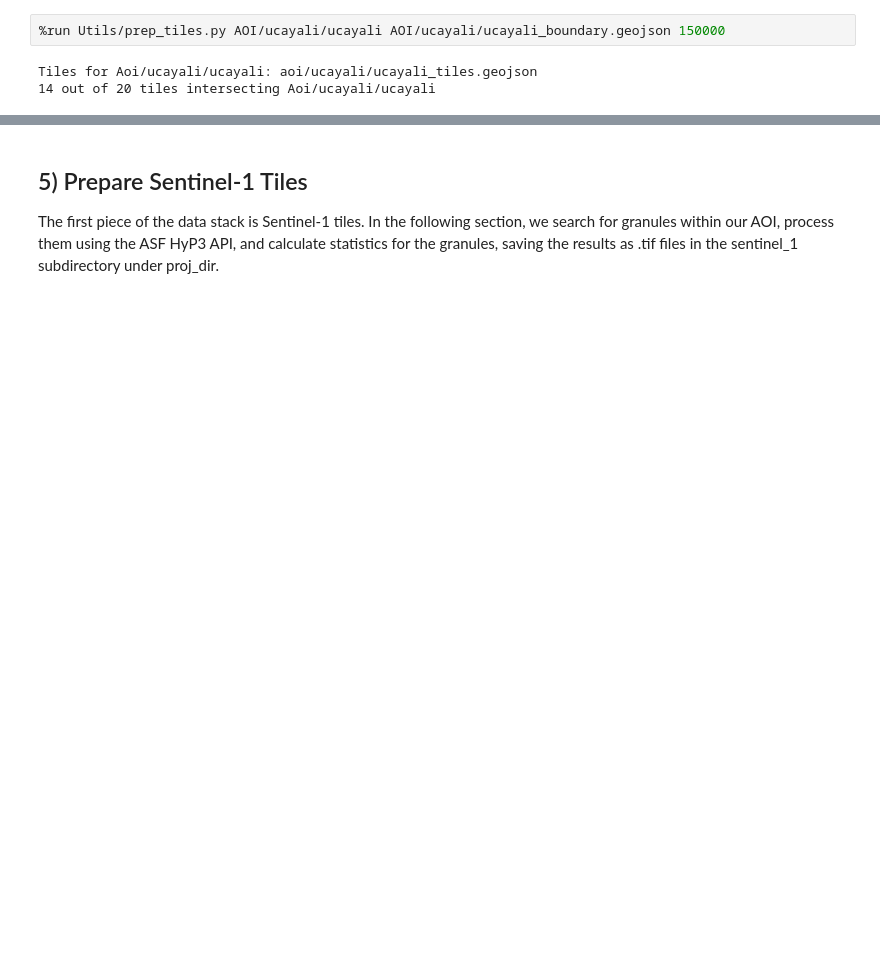
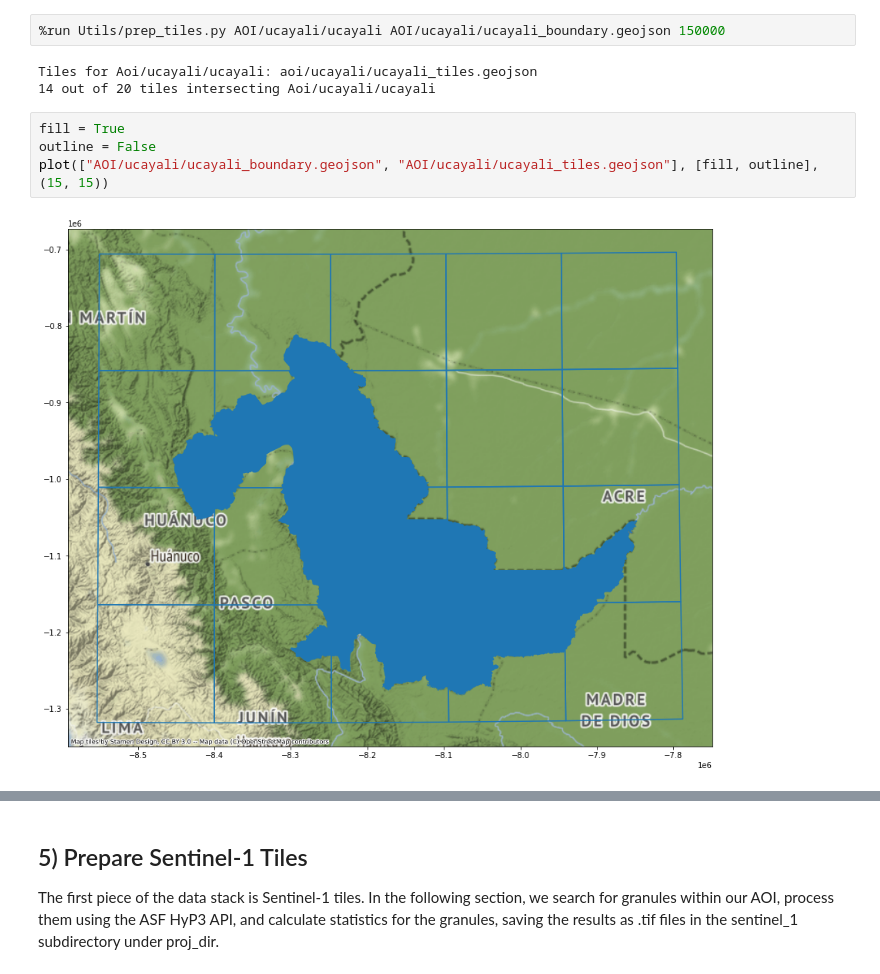
Before and after one commit to NaiaraSPinto/VegMapper, a Jupyter notebook: data-prep/data-prep.ipynb, the cells around one changed output, grey strips where cells are left out. Saved outputs shown, nothing was run; the diff lists cells and outputs as text; blank space fills up the shorter version.

```diff
--- a/data-prep/data-prep.ipynb
+++ b/data-prep/data-prep.ipynb
@@ -106,4 +126,10 @@ Create tiles for our AOI with a tile size of 150x150 km:
 # %% [output]
 Tiles for Aoi/ucayali/ucayali: aoi/ucayali/ucayali_tiles.geojson
 14 out of 20 tiles intersecting Aoi/ucayali/ucayali
+# %%
+fill = True
+outline = False
+plot(["AOI/ucayali/ucayali_boundary.geojson", "AOI/ucayali/ucayali_tiles.geojson"], [fill, outline], (15, 15))
+# %% [output]
+[figure, added]
 # %% [markdown]
```
Also changed, not shown: parts of 12 cells of this notebook.
